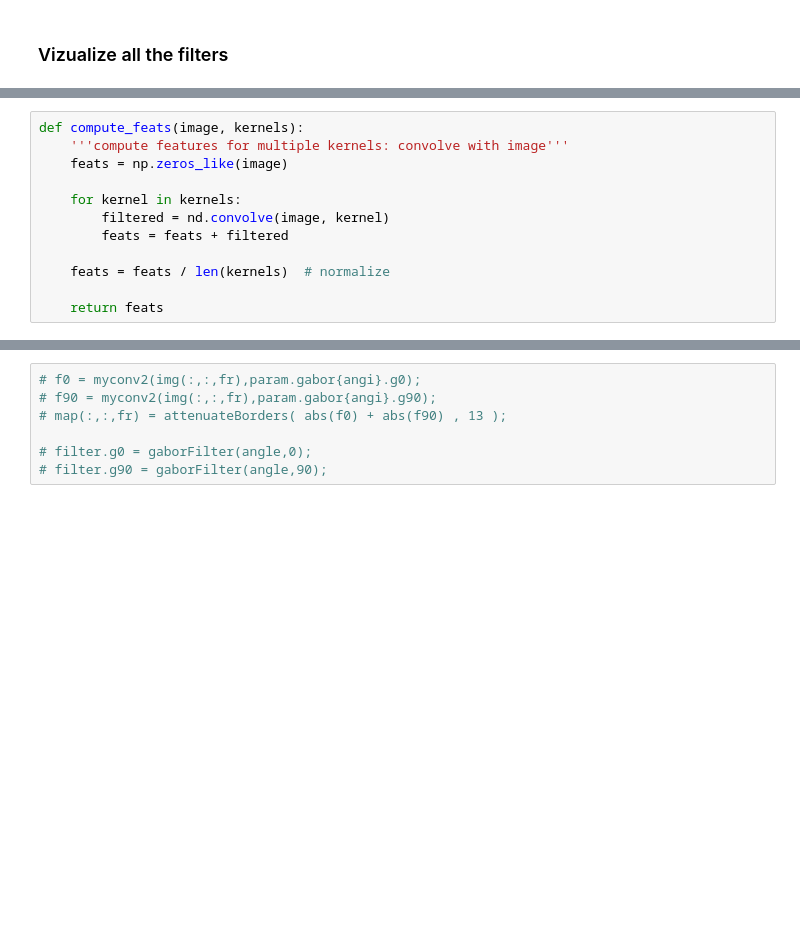
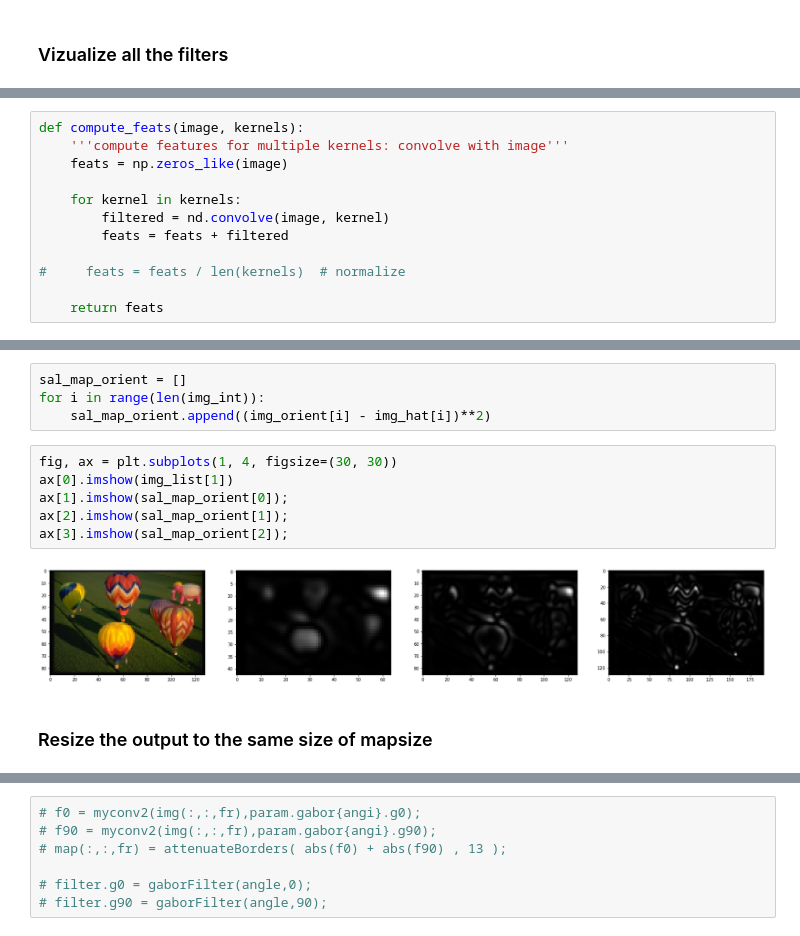
Before and after one commit to alTeska/face_saliency, a Jupyter notebook: DevelopmentNotebook_orientation.ipynb, the cells around one changed output, grey strips where cells are left out. Cells and saved outputs as stored; diff of their text form; blank space fills up the shorter version.

```diff
--- a/DevelopmentNotebook_orientation.ipynb
+++ b/DevelopmentNotebook_orientation.ipynb
@@ -161,6 +186,6 @@ def compute_feats(image, kernels):
         filtered = nd.convolve(image, kernel)
         feats = feats + filtered
 
-    feats = feats / len(kernels)  # normalize
+#     feats = feats / len(kernels)  # normalize
 
     return feats
@@ -166,0 +209,14 @@ def compute_feats(image, kernels):
+# %%
+sal_map_orient = []
+for i in range(len(img_int)):
+    sal_map_orient.append((img_orient[i] - img_hat[i])**2)
+# %%
+fig, ax = plt.subplots(1, 4, figsize=(30, 30))
+ax[0].imshow(img_list[1])
+ax[1].imshow(sal_map_orient[0]);
+ax[2].imshow(sal_map_orient[1]);
+ax[3].imshow(sal_map_orient[2]);
+# %% [output]
+[figure, added]
+# %% [markdown]
+### Resize the output to the same size of mapsize
```
Also changed, not shown: parts of 24 cells of this notebook.
